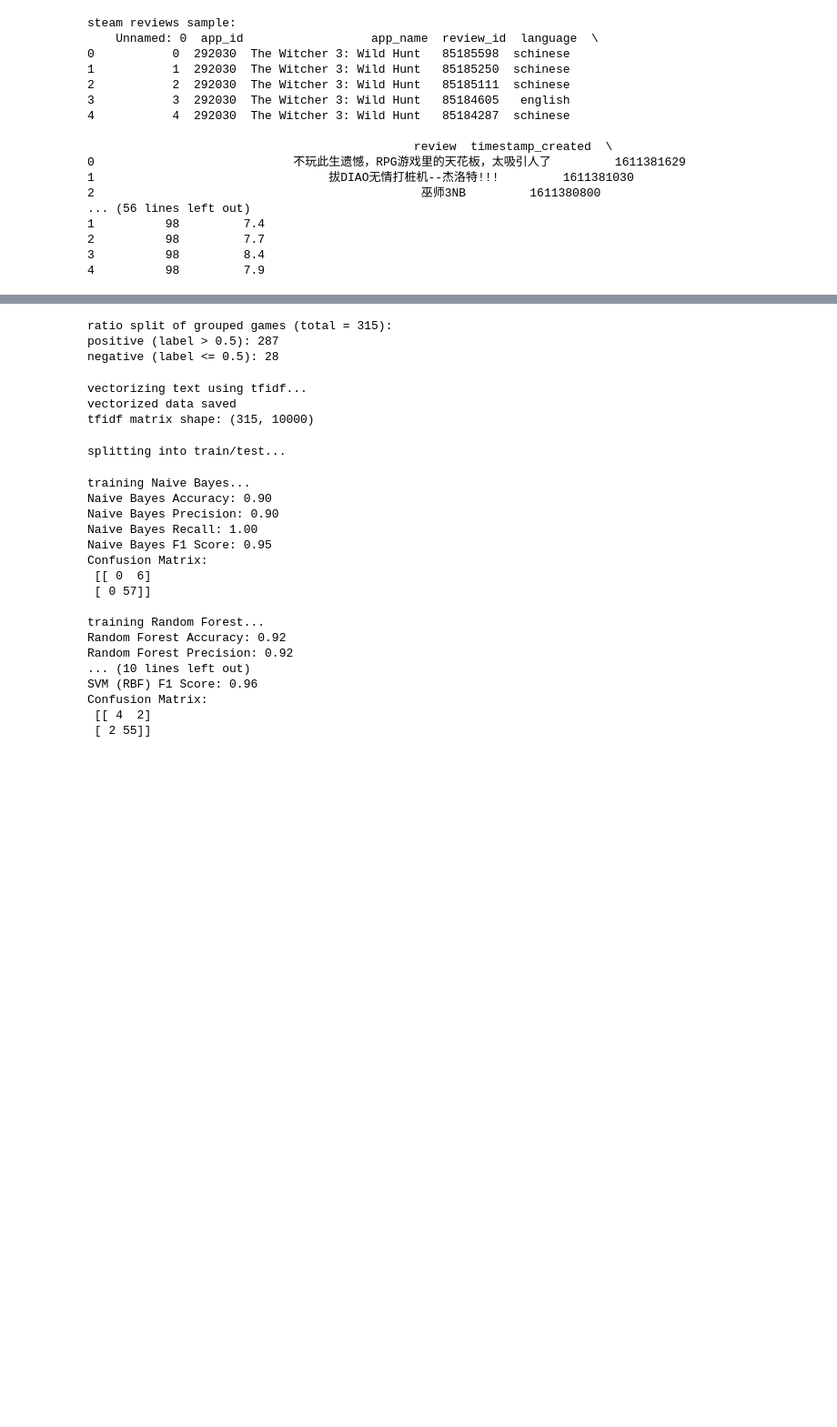
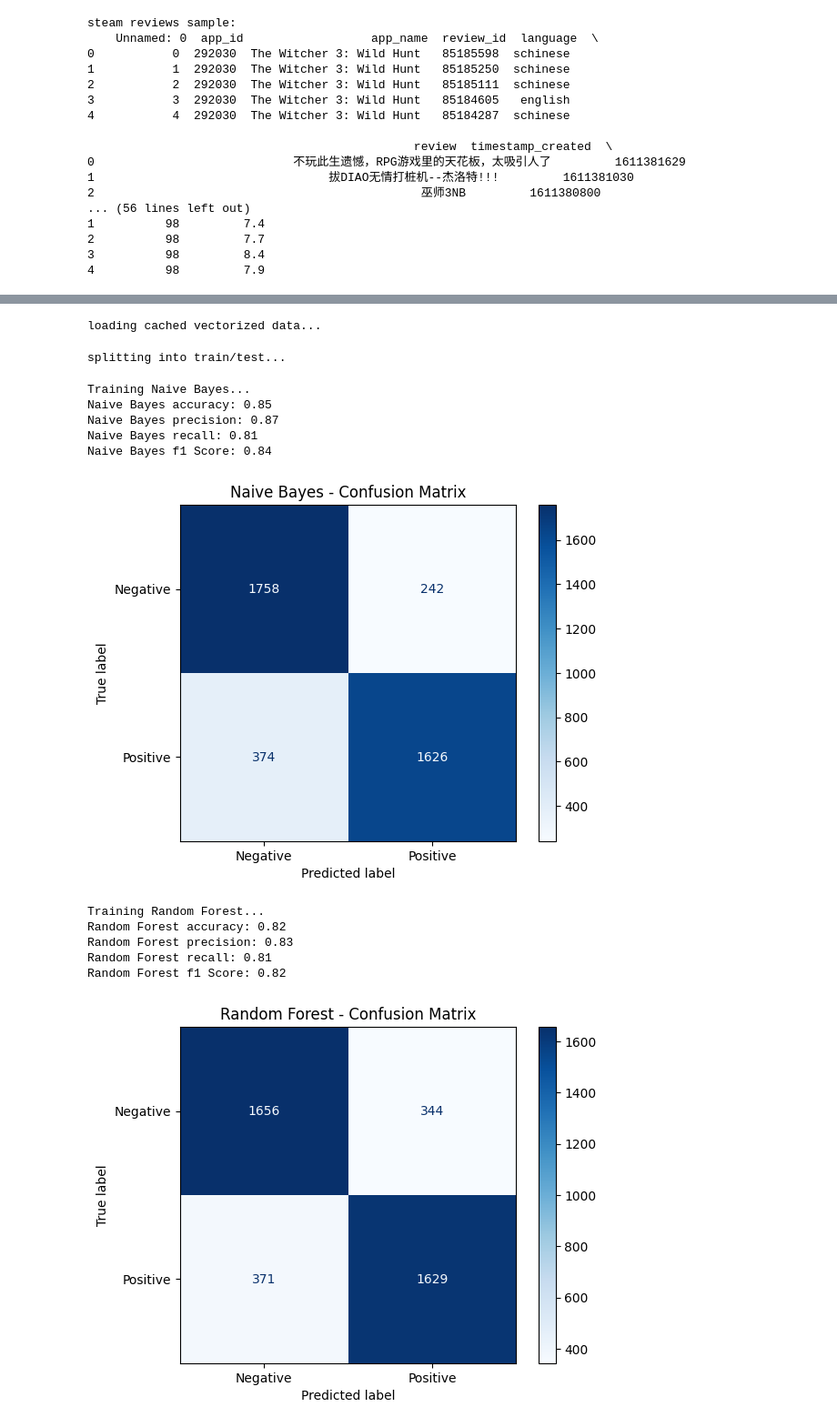
Before and after one commit to xrrays/machine-learning, a Jupyter notebook: main.ipynb, the cells around one changed output, grey strips where cells are left out. Shown at 91% size. Saved outputs shown, nothing was run; the diff lists cells and outputs as text; code cells hidden in the pictures; blank space fills up the shorter version.

```diff
--- a/main.ipynb
+++ b/main.ipynb
@@ -86,46 +95,32 @@ grouped reviews saved
-# %%
-# show sentiment ratio
-num_pos = (grouped_reviews['label'] > 0.5).sum()
-num_neg = (grouped_reviews['label'] <= 0.5).sum()
-print(f"\nratio split of grouped games (total = {len(grouped_reviews)}):")
-print(f"positive (label > 0.5): {num_pos}")
-print(f"negative (label <= 0.5): {num_neg}")
-# %% [output]
-ratio split of grouped games (total = 315):
-positive (label > 0.5): 287
-negative (label <= 0.5): 28
 # %%
-# text vectorization
+# text vectorization using tfidf
+# tfidf = term frequency-inverse document frequency - converts words to numbers
 X_PATH = "X_vectorized.pkl"
 y_PATH = "y_labels.pkl"
 VECTORIZER_PATH = "tfidf_vectorizer.pkl"
 
+# if data is already loaded, don't load it again to save time
 if os.path.exists(X_PATH) and os.path.exists(y_PATH) and os.path.exists(VECTORIZER_PATH):
     print("loading cached vectorized data...")
     X = load(X_PATH)
     y = load(y_PATH)
     vectorizer = load(VECTORIZER_PATH)
+# loading for the first time will take longer, dumps files for next time
 else:
-    print("vectorizing text using tfidf...")
-    vectorizer = TfidfVectorizer(stop_words='english', max_features=10000)
-    X = vectorizer.fit_transform(grouped_reviews['review'])
-    y = grouped_reviews['sentiment_label']
+    print("vectorizing review text using tfidf...")                         # tfidf weighs rarity/importance vs count
+    vectorizer = TfidfVectorizer(stop_words='english', max_features=10000)  # exclude filler words, 10 000 most common words
+    X = vectorizer.fit_transform(filtered_balanced['review'])               # feature matrix - review words
+    y = filtered_balanced['label']                                          # target variable - 0/1 label
     dump(X, X_PATH)
     dump(y, y_PATH)
     dump(vectorizer, VECTORIZER_PATH)
     print("vectorized data saved")
-
-print(f"tfidf matrix shape: {X.shape}")
 # %% [output]
-vectorizing text using tfidf...
-vectorized data saved
-tfidf matrix shape: (315, 10000)
+loading cached vectorized data...
 # %%
-# split dataset
+# split dataset - 80/20 split + stratify to ensure equal pos/neg balance
 print("splitting into train/test...")
-X_train, X_test, y_train, y_test = train_test_split(
-    X, y, test_size=0.2, random_state=42, stratify=y
-)
+X_train, X_test, y_train, y_test = train_test_split(X, y, test_size=0.2, random_state=42, stratify=y)
 # %% [output]
 splitting into train/test...
 # %%
@@ -143,23 +169,29 @@ def evaluate_model(name, model):
 # %%
-# run models
+# model implementation part 2 - model running + final comparison
+# run models using evaluation function
 evaluate_model("Naive Bayes", MultinomialNB())
-evaluate_model("Random Forest", RandomForestClassifier(n_estimators=100, random_state=42, class_weight='balanced'))
+rf_model = RandomForestClassifier(n_estimators=100, random_state=42, class_weight='balanced', n_jobs=-1)
+evaluate_model("Random Forest", rf_model)
 evaluate_model("SVM (RBF)", SVC(kernel='rbf', class_weight='balanced'))
+
+# show results in a summary table
+results_df = pd.DataFrame(results)
+print("\nModel Comparison Summary:")
+print(results_df.sort_values(by='F1 Score', ascending=False).to_string(index=False))
+
+# print the best model based on F1
+best_model = results_df.sort_values(by='F1 Score', ascending=False).iloc[0]
+print(f"\nBest Model: {best_model['Model']} with F1 Score of {best_model['F1 Score']:.2f}")
 # %% [output]
-training Naive Bayes...
-Naive Bayes Accuracy: 0.90
-Naive Bayes Precision: 0.90
-Naive Bayes Recall: 1.00
-Naive Bayes F1 Score: 0.95
-Confusion Matrix:
- [[ 0  6]
- [ 0 57]]
-
-training Random Forest...
-Random Forest Accuracy: 0.92
-Random Forest Precision: 0.92
-... (10 lines left out)
-SVM (RBF) F1 Score: 0.96
-Confusion Matrix:
- [[ 4  2]
- [ 2 55]]
+Training Naive Bayes...
+Naive Bayes accuracy: 0.85
+Naive Bayes precision: 0.87
+Naive Bayes recall: 0.81
+Naive Bayes f1 Score: 0.84
+[figure, added]
+Training Random Forest...
+Random Forest accuracy: 0.82
+Random Forest precision: 0.83
+Random Forest recall: 0.81
+Random Forest f1 Score: 0.82
+[figure, added]
```
Also changed, not shown: parts of 10 cells of this notebook, 2 other files.
